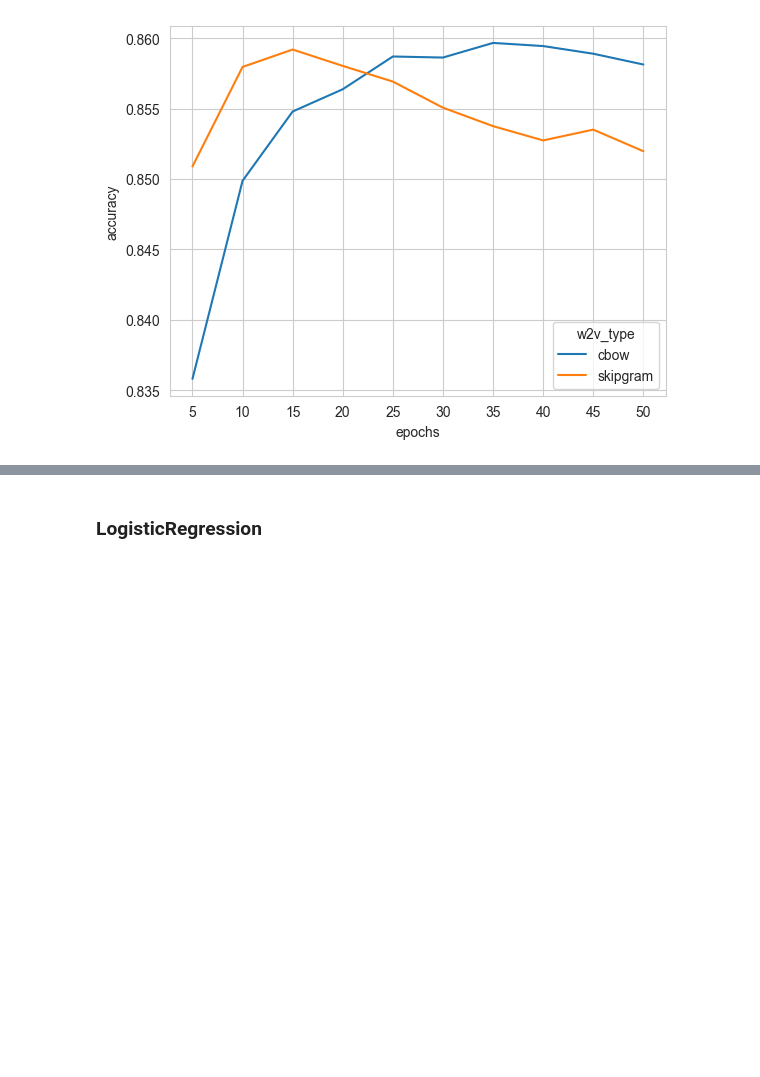
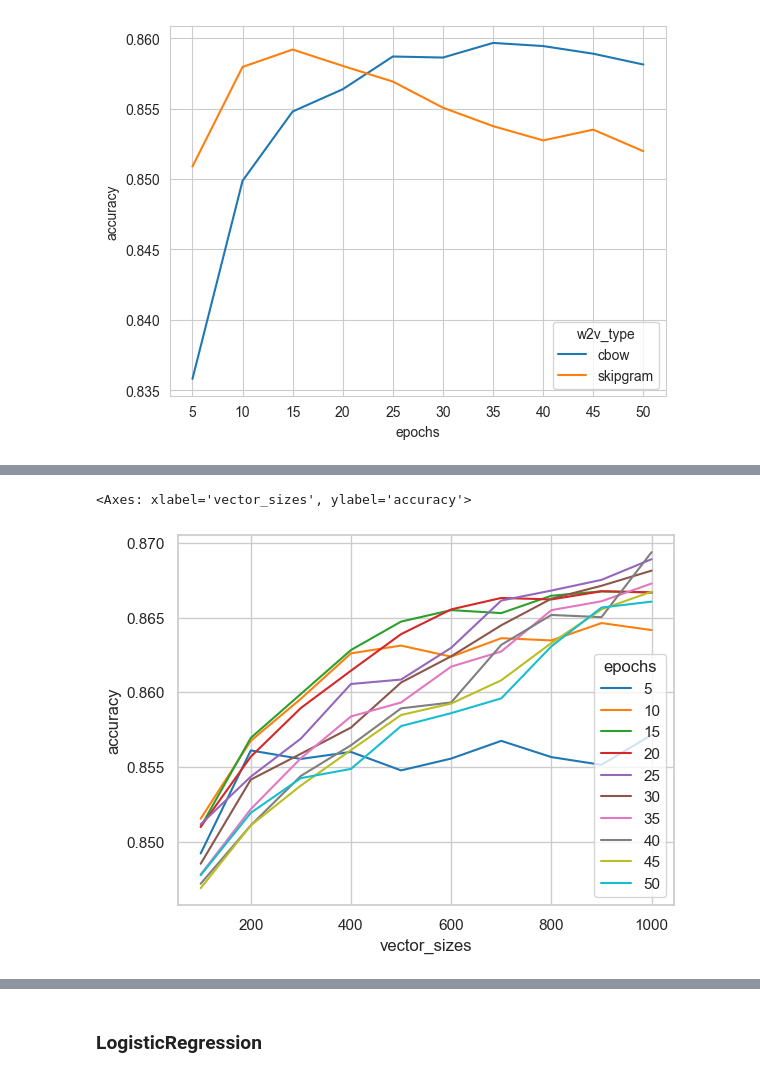
Before and after one commit to niimo753/spam-review-detection, a Jupyter notebook: notebooks/testing/word2vec.ipynb, the cells around one changed output, grey strips where cells are left out. Cells and saved outputs as stored; diff of their text form; code cells hidden in the pictures; blank space fills up the shorter version.

```diff
--- a/notebooks/testing/word2vec.ipynb
+++ b/notebooks/testing/word2vec.ipynb
@@ -549,0 +937,11 @@ plt.show()
+# %%
+sg = pd.read_csv("..\..\output\w2v_sg_vsize_epochs.csv")
+sg_temp = sg.loc[(sg['vector_sizes']>200) & (sg['epochs']>15)].copy()
+sg_temp = sg[sg['accuracy']>0.86]
+sg_temp = sg[sg['epochs']<35]
+sg_temp = sg[sg['vector_sizes']>200]
+sg_temp = sg
+sns.lineplot(x=sg_temp['vector_sizes'], y=sg_temp['accuracy'], hue=sg_temp['epochs'], palette="tab10")
+# %% [output]
+<Axes: xlabel='vector_sizes', ylabel='accuracy'>
+[figure, added]
```
Also changed, not shown: parts of 29 cells of this notebook.
